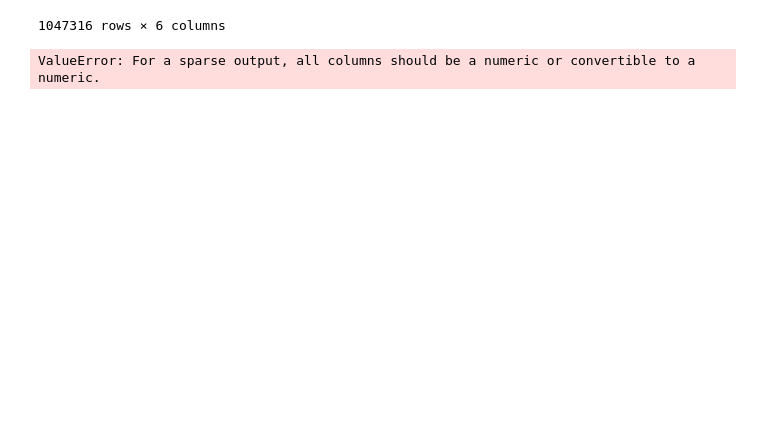
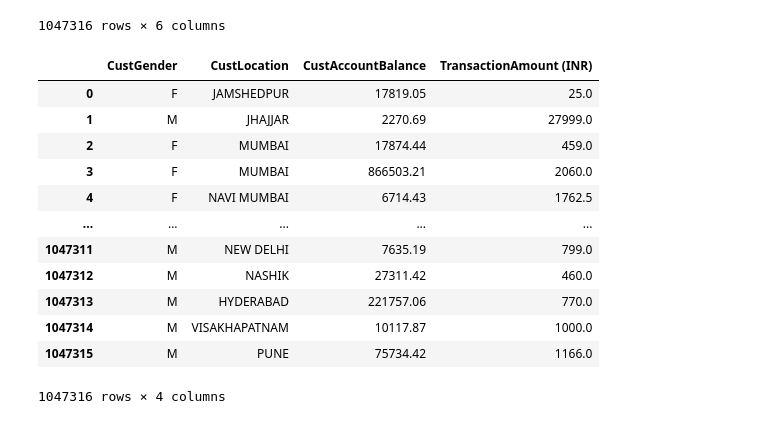
Before and after one commit to Seenuprime/Customer-Segmentation, a Jupyter notebook: Feature_Engineering.ipynb, the cells around one changed output. Saved outputs shown, nothing was run; the diff lists cells and outputs as text; code cells hidden in the pictures; blank space fills up the shorter version.

```diff
--- a/Feature_Engineering.ipynb
+++ b/Feature_Engineering.ipynb
@@ -21,6 +21,22 @@ df
 1047316 rows × 6 columns
 # %%
 df.drop(columns=['TransactionDate', 'TransactionTime'], axis=1, inplace=True)
+# %%
+df
+# %% [output]
+|  | CustGender | CustLocation | CustAccountBalance | TransactionAmount (INR) |
+| 0 | F | JAMSHEDPUR | 17819.05 | 25.0 |
+| 1 | M | JHAJJAR | 2270.69 | 27999.0 |
+| 2 | F | MUMBAI | 17874.44 | 459.0 |
+| 3 | F | MUMBAI | 866503.21 | 2060.0 |
+| 4 | F | NAVI MUMBAI | 6714.43 | 1762.5 |
+| ... | ... | ... | ... | ... |
+| 1047311 | M | NEW DELHI | 7635.19 | 799.0 |
+| 1047312 | M | NASHIK | 27311.42 | 460.0 |
+| 1047313 | M | HYDERABAD | 221757.06 | 770.0 |
+| 1047314 | M | VISAKHAPATNAM | 10117.87 | 1000.0 |
+| 1047315 | M | PUNE | 75734.42 | 1166.0 |
+1047316 rows × 4 columns
 # %%
 from sklearn.preprocessing import LabelEncoder
 encoder = LabelEncoder()
@@ -42,4 +47,0 @@ ct = ColumnTransformer(
-# %%
-transformed_data = ct.fit_transform(df)
-# %% [output]
-ValueError: For a sparse output, all columns should be a numeric or convertible to a numeric.
```
Also changed, not shown: parts of 5 cells of this notebook.
